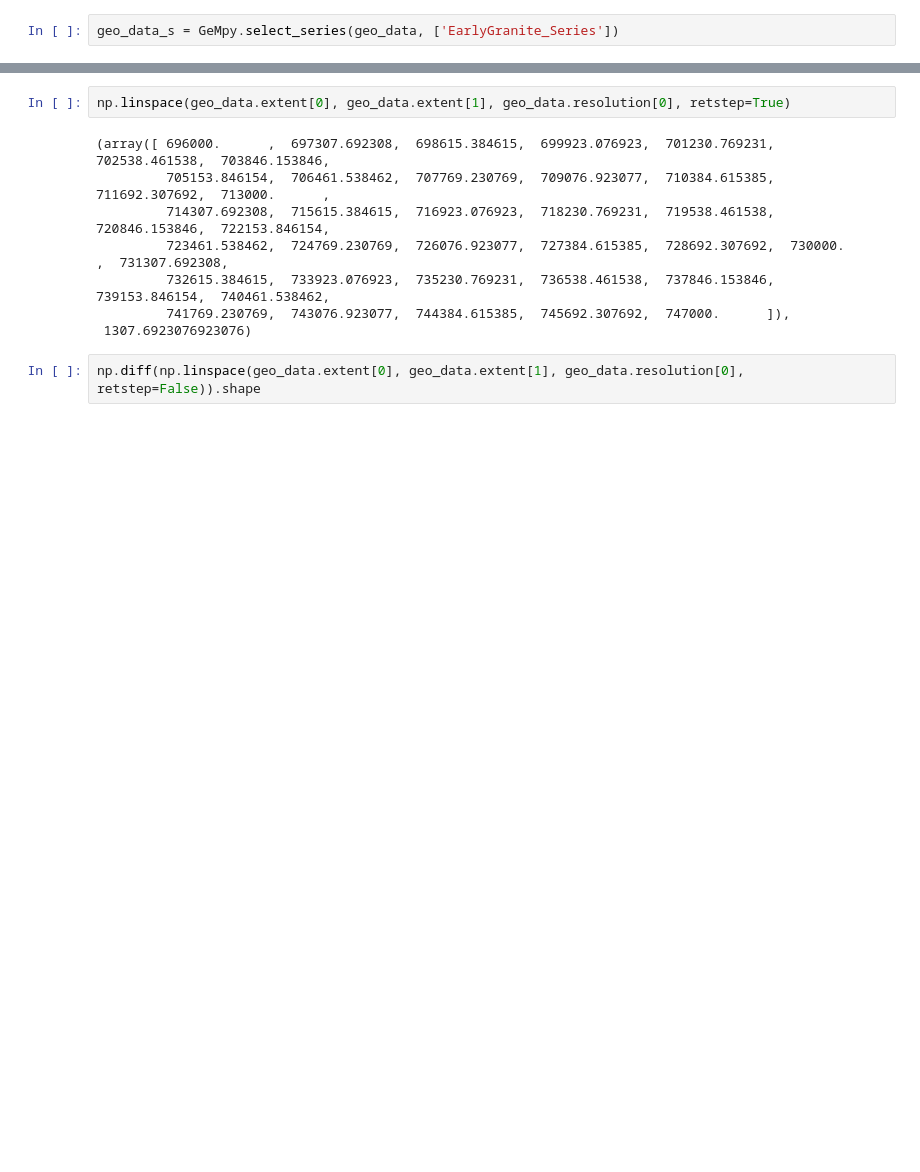
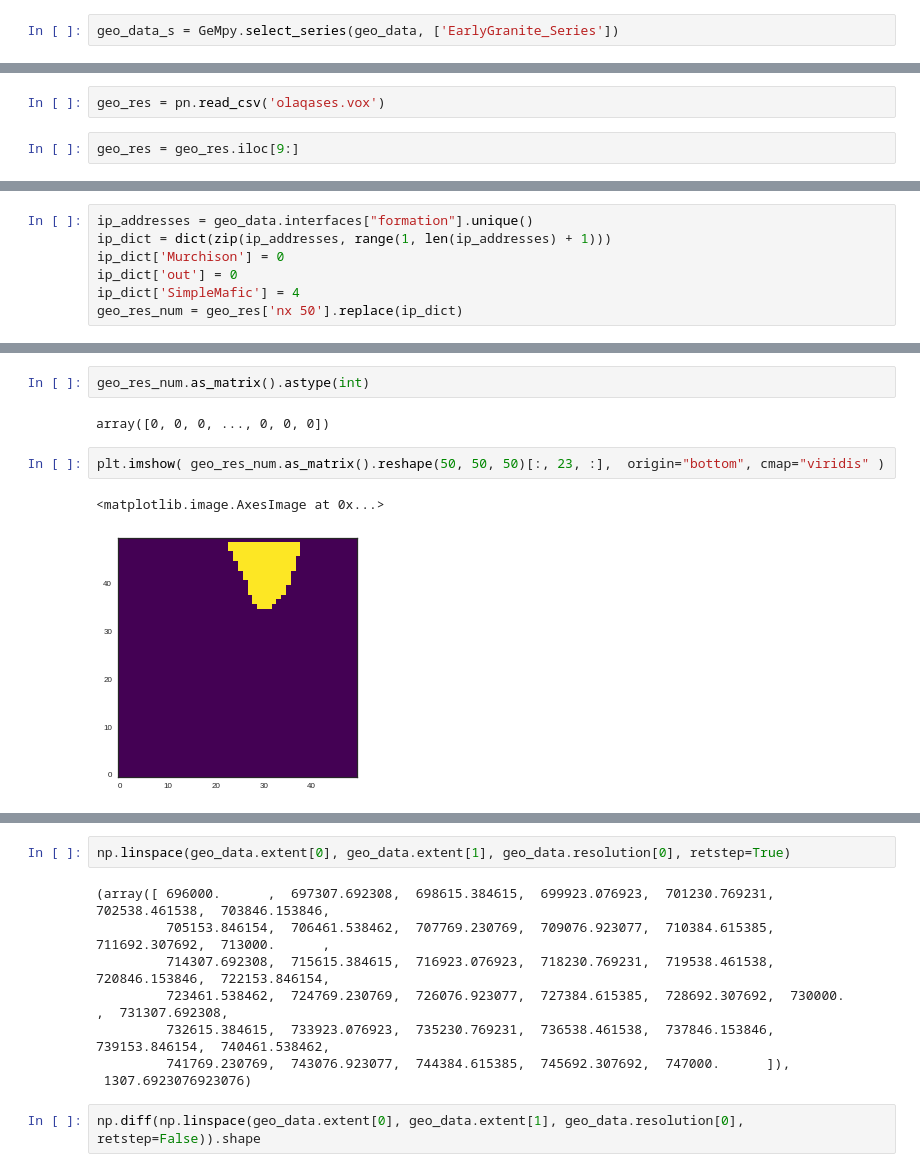
Before and after one commit to nre-aachen/gempy, a Jupyter notebook: Prototype Notebook/Example_1_Sandstone.ipynb, the cells around one changed output, grey strips where cells are left out. Saved outputs shown, nothing was run; the diff lists cells and outputs as text; blank space fills up the shorter version.

```diff
--- a/Prototype Notebook/Example_1_Sandstone.ipynb
+++ b/Prototype Notebook/Example_1_Sandstone.ipynb
@@ -78,0 +99,4 @@ GeMpy.plot_section(geo_data, 13,  block = sol, direction='y', plot_data = True)
+# %%
+geo_res = pn.read_csv('olaqases.vox')
+# %%
+geo_res = geo_res.iloc[9:]
@@ -78,0 +108,7 @@ GeMpy.plot_section(geo_data, 13,  block = sol, direction='y', plot_data = True)
+# %%
+ip_addresses = geo_data.interfaces["formation"].unique()
+ip_dict = dict(zip(ip_addresses, range(1, len(ip_addresses) + 1)))
+ip_dict['Murchison'] = 0
+ip_dict['out'] = 0
+ip_dict['SimpleMafic'] = 4
+geo_res_num = geo_res['nx 50'].replace(ip_dict)
@@ -78,0 +157,9 @@ GeMpy.plot_section(geo_data, 13,  block = sol, direction='y', plot_data = True)
+# %%
+geo_res_num.as_matrix().astype(int)
+# %% [output]
+array([0, 0, 0, ..., 0, 0, 0])
+# %%
+plt.imshow( geo_res_num.as_matrix().reshape(50, 50, 50)[:, 23, :],  origin="bottom", cmap="viridis" )
+# %% [output]
+<matplotlib.image.AxesImage at 0x...>
+[figure, added]
```
Also changed, not shown: parts of 22 cells of this notebook, 6 other files.
